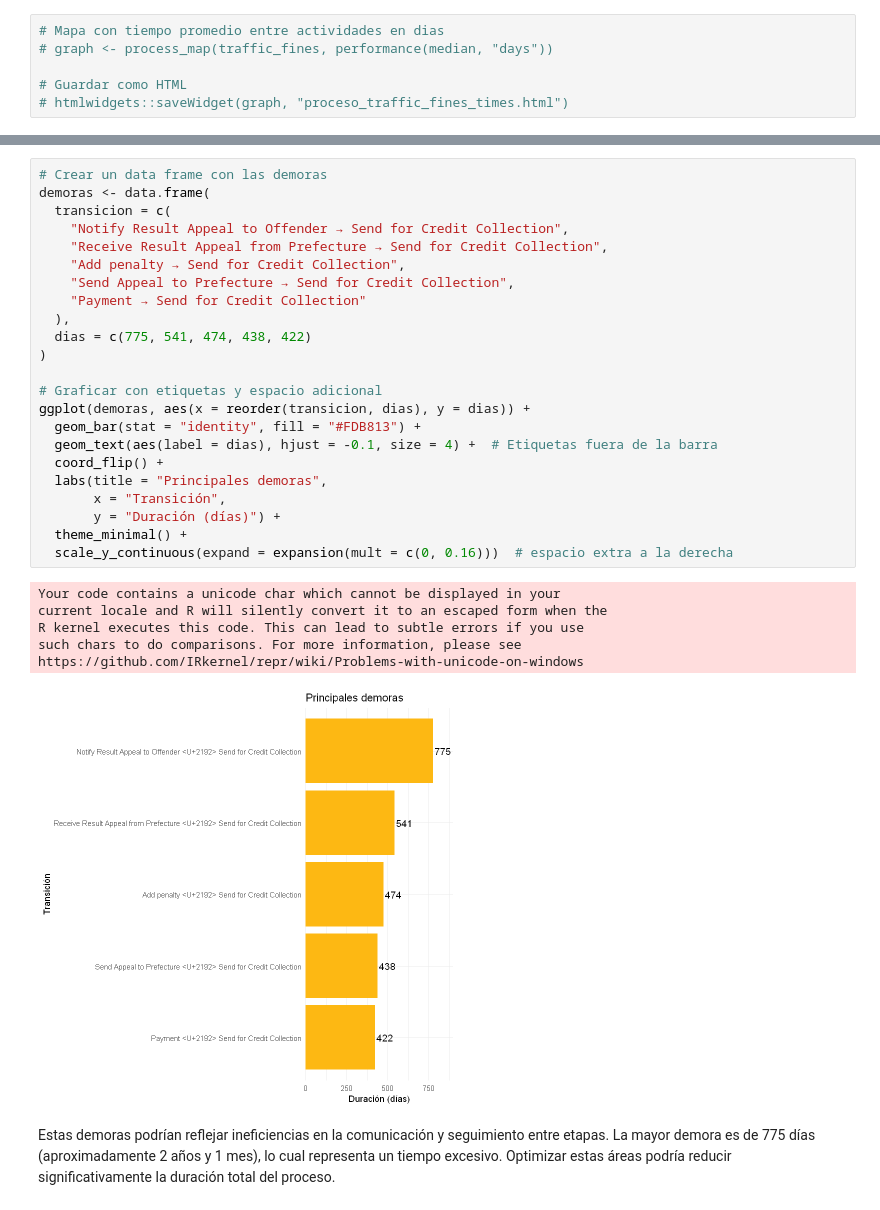
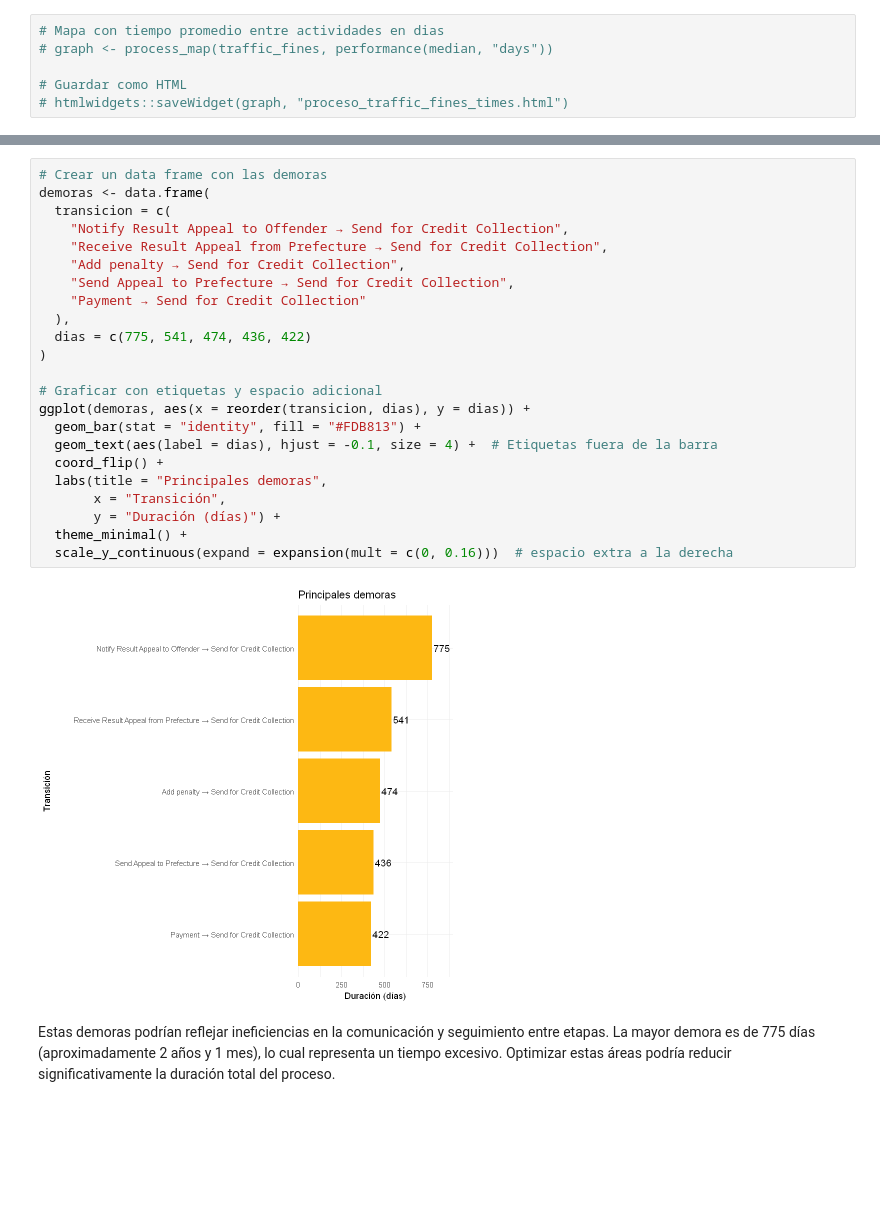
Before and after one commit to fcordovav/Tarea_INFO286_2025_I, a Jupyter notebook: main.ipynb, the cells around one changed output, grey strips where cells are left out. Saved outputs shown, nothing was run; the diff lists cells and outputs as text; blank space fills up the shorter version.

Commit message:
fin. falta comprobar que se vean imagenes en github

```diff
--- a/main.ipynb
+++ b/main.ipynb
@@ -289,33 +290,28 @@ Como se observa en la imagen, se identifican cinco demoras principales en el pro
 # %%
 # Crear un data frame con las demoras
 demoras <- data.frame(
   transicion = c(
     "Notify Result Appeal to Offender → Send for Credit Collection",
     "Receive Result Appeal from Prefecture → Send for Credit Collection",
     "Add penalty → Send for Credit Collection",
     "Send Appeal to Prefecture → Send for Credit Collection",
     "Payment → Send for Credit Collection"
   ),
-  dias = c(775, 541, 474, 438, 422)
+  dias = c(775, 541, 474, 436, 422)
 )
 
 # Graficar con etiquetas y espacio adicional
 ggplot(demoras, aes(x = reorder(transicion, dias), y = dias)) +
   geom_bar(stat = "identity", fill = "#FDB813") +
   geom_text(aes(label = dias), hjust = -0.1, size = 4) +  # Etiquetas fuera de la barra
   coord_flip() +
   labs(title = "Principales demoras",
        x = "Transición",
        y = "Duración (días)") +
   theme_minimal() +
   scale_y_continuous(expand = expansion(mult = c(0, 0.16)))  # espacio extra a la derecha
 # %% [output]
-Your code contains a unicode char which cannot be displayed in your
-current locale and R will silently convert it to an escaped form when the
-R kernel executes this code. This can lead to subtle errors if you use
-such chars to do comparisons. For more information, please see
-https://github.com/IRkernel/repr/wiki/Problems-with-unicode-on-windows
-[figure, old version]
+[figure, new version]
 # %% [markdown]
 Estas demoras podrían reflejar ineficiencias en la comunicación y seguimiento entre etapas. La mayor demora es de 775 días (aproximadamente 2 años y 1 mes), lo cual representa un tiempo excesivo. Optimizar estas áreas podría reducir significativamente la duración total del proceso.
 # %% [markdown]
```
Also changed, not shown: parts of 17 cells of this notebook, 2 other files.
